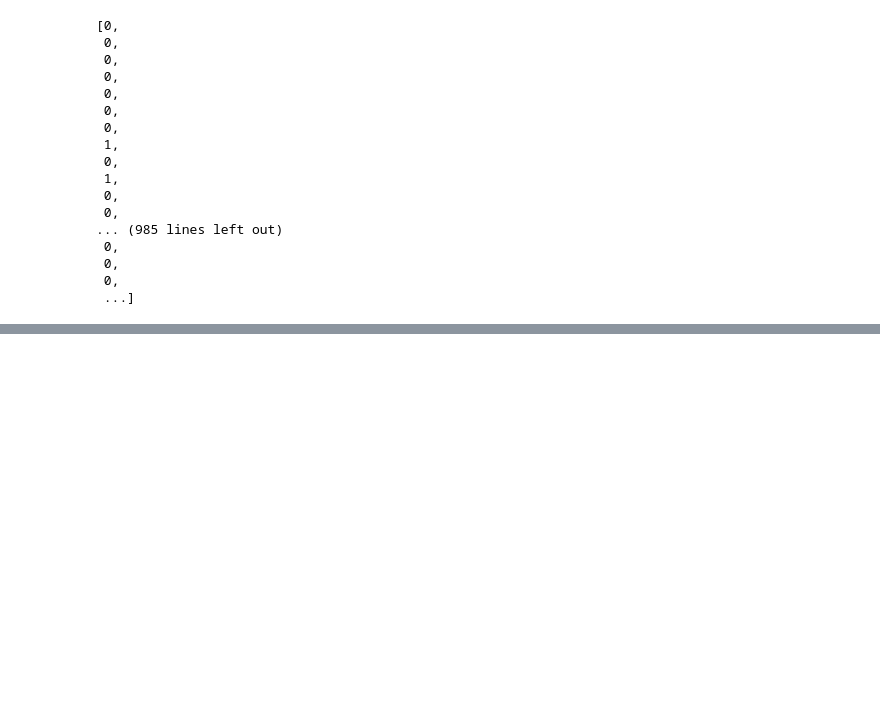
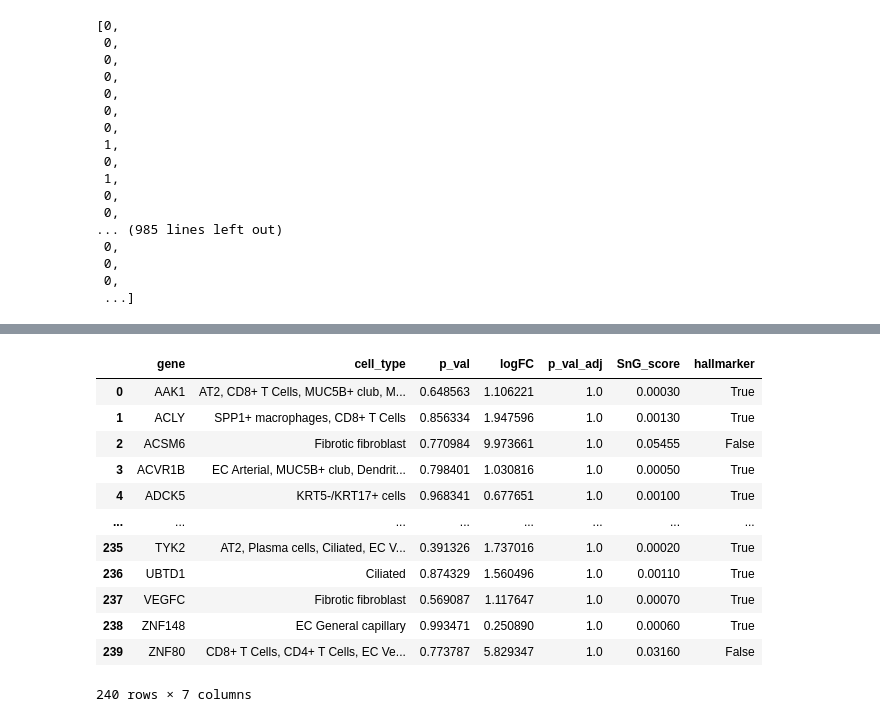
Before and after one commit to chthub/sencell, a Jupyter notebook: Hu_generate_table_data1.ipynb, the cells around one changed output, grey strips where cells are left out. Cells and saved outputs as stored; diff of their text form; code cells hidden in the pictures; blank space fills up the shorter version.

```diff
--- a/Hu_generate_table_data1.ipynb
+++ b/Hu_generate_table_data1.ipynb
@@ -358,0 +483,22 @@ ct2gene_score_df.to_csv("new_output/data1_Gene_Table1_SnG_scores_per_ct.csv")
+# %%
+def GeneTable2(new_data, ct2gene_score_df):
+    cell_types = new_data.obs['clusters'].unique()
+
+    df_list = []
+    for ct in cell_types:
+        save_ct_name = ct.replace(' ', '_')
+        save_ct_name = ct.replace('/', '_')
+        degs_ct_path = f"new_output/DEG_res/{save_ct_name}_DEG_results.csv"
+        if os.path.exists(degs_ct_path):
+            degs_ct_df = pd.read_csv(degs_ct_path)
+            sub_degs_ct_df = degs_ct_df[degs_ct_df['gene'].isin(ct2gene_score_df.index)]
+            sub_degs_ct_df = sub_degs_ct_df[sub_degs_ct_df['logFC'] >= 0.25] # fliter DEG genes based on logFC
+            sub_degs_ct_df['cell_type'] = ct
+            sub_degs_ct_df[f'SnG_score'] = sub_degs_ct_df['gene'].map(ct2gene_score_df[ct].to_dict()) # SnG scores fo this cell_type
+            df_list.append(sub_degs_ct_df)
+
+    all_df = pd.concat(df_list)
+    all_df = all_df[all_df["SnG_score"] != 0.]
+    return all_df
+total_df = GeneTable2(new_data, ct2gene_score_df)
+total_df
@@ -358,0 +523,9 @@ ct2gene_score_df.to_csv("new_output/data1_Gene_Table1_SnG_scores_per_ct.csv")
+# %%
+# Group by 'gene' and aggregate cell_type into a list or join them
+grouped_df = total_df.groupby('gene').agg({
+    'cell_type': lambda x: ', '.join(x.unique()),  # Combine unique cell_types
+    'p_val': 'mean',   # Example of how you can aggregate other columns
+    'logFC': 'mean',
+    'p_val_adj': 'mean',
+    'SnG_score': 'mean'
+}).reset_index()
@@ -358,0 +548,18 @@ ct2gene_score_df.to_csv("new_output/data1_Gene_Table1_SnG_scores_per_ct.csv")
+# %%
+grouped_df['hallmarker'] = grouped_df['gene'].isin(inital_masker['gene_name'])
+# %%
+grouped_df
+# %% [output]
+|  | gene | cell_type | p_val | logFC | p_val_adj | SnG_score | hallmarker |
+| 0 | AAK1 | AT2, CD8+ T Cells, MUC5B+ club, M... | 0.648563 | 1.106221 | 1.0 | 0.00030 | True |
+| 1 | ACLY | SPP1+ macrophages, CD8+ T Cells | 0.856334 | 1.947596 | 1.0 | 0.00130 | True |
+| 2 | ACSM6 | Fibrotic fibroblast | 0.770984 | 9.973661 | 1.0 | 0.05455 | False |
+| 3 | ACVR1B | EC Arterial, MUC5B+ club, Dendrit... | 0.798401 | 1.030816 | 1.0 | 0.00050 | True |
+| 4 | ADCK5 | KRT5-/KRT17+ cells | 0.968341 | 0.677651 | 1.0 | 0.00100 | True |
+| ... | ... | ... | ... | ... | ... | ... | ... |
+| 235 | TYK2 | AT2, Plasma cells, Ciliated, EC V... | 0.391326 | 1.737016 | 1.0 | 0.00020 | True |
+| 236 | UBTD1 | Ciliated | 0.874329 | 1.560496 | 1.0 | 0.00110 | True |
+| 237 | VEGFC | Fibrotic fibroblast | 0.569087 | 1.117647 | 1.0 | 0.00070 | True |
+| 238 | ZNF148 | EC General capillary | 0.993471 | 0.250890 | 1.0 | 0.00060 | True |
+| 239 | ZNF80 | CD8+ T Cells, CD4+ T Cells, EC Ve... | 0.773787 | 5.829347 | 1.0 | 0.03160 | False |
+240 rows × 7 columns
```
Also changed, not shown: parts of 24 cells of this notebook, 36 other files.
